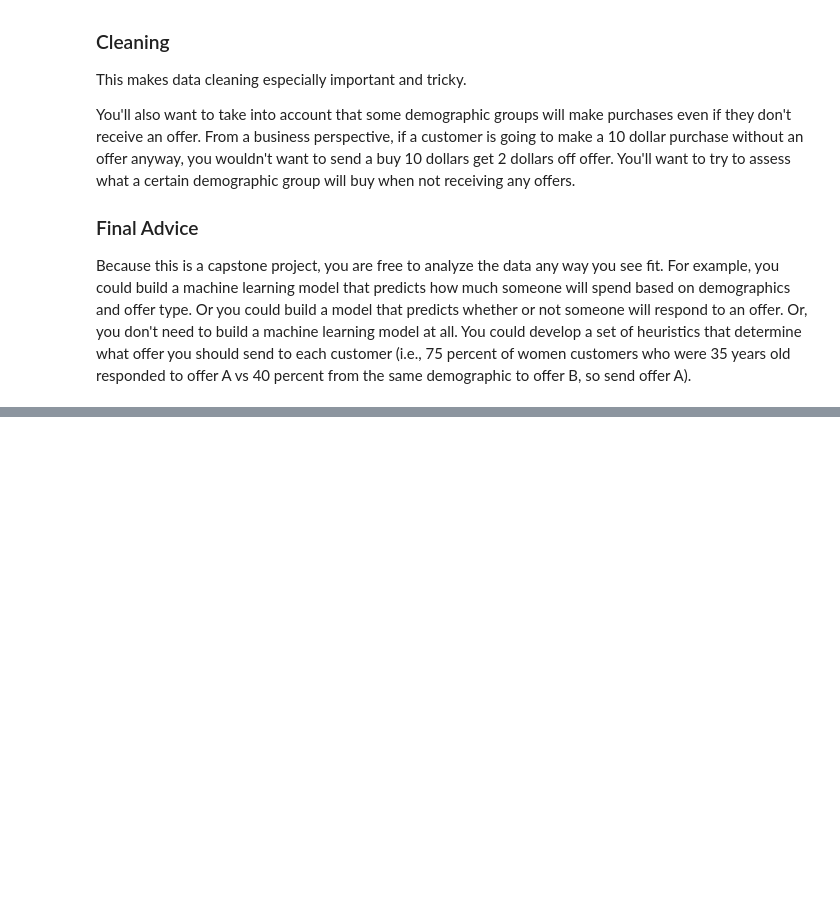
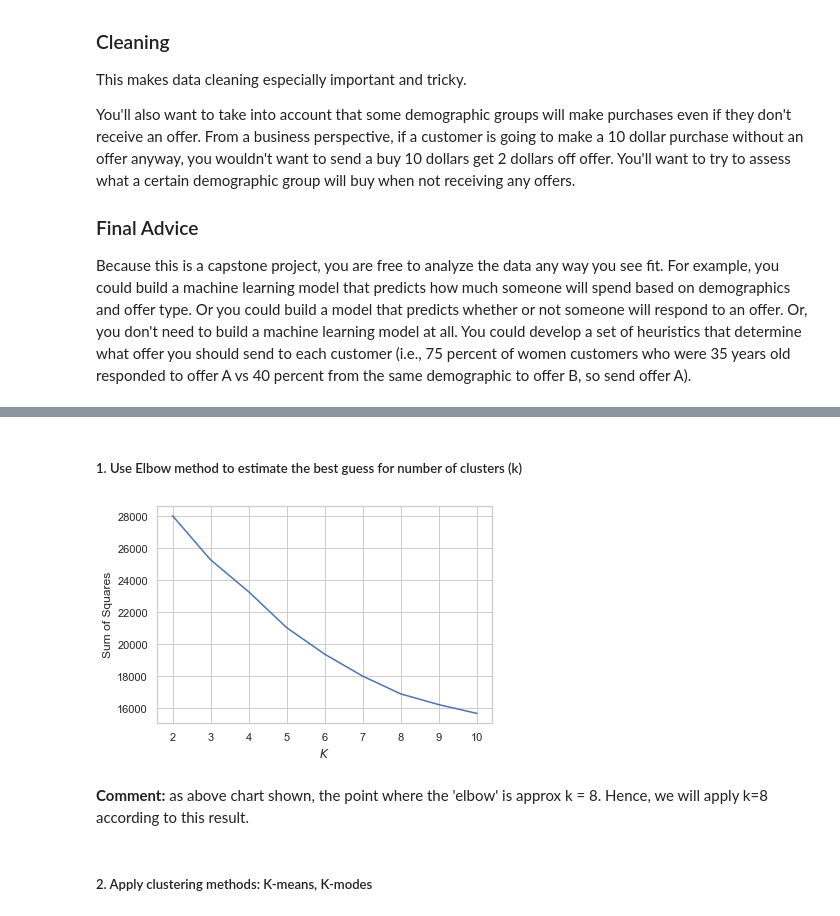
Before and after one commit to sandytat03/udacity_dsnd_starbucks, a Jupyter notebook: Starbucks_Capstone_notebook.ipynb, the cells around one changed output, grey strips where cells are left out. Cells and saved outputs as stored; diff of their text form; code cells hidden in the pictures; blank space fills up the shorter version.

```diff
--- a/Starbucks_Capstone_notebook.ipynb
+++ b/Starbucks_Capstone_notebook.ipynb
@@ -125,0 +476,3 @@ transcript[transcript.duplicated(subset=['person'], keep=False)]
+# %%
+# create df with offer completed by customer id, and customer profile
+profile_offer_completed = pd.concat([offer_completed_bycus.set_index('person'), profile.set_index('id')], axis=1, sort=False)
@@ -125,0 +482,44 @@ transcript[transcript.duplicated(subset=['person'], keep=False)]
+# %%
+# fillna with 0 for those customer in profile, didn't respond to any of the offers
+offer_completed_bycus.fillna(0, inplace=True)
+# %% [markdown]
+##### 1. Use Elbow method to estimate the best guess for number of clusters (k)
+# %%
+# determine the number of clusters using the elbow method
+
+from sklearn import cluster
+
+ss = []
+
+krange = list(range(2,11))
+
+cols = offer_completed_bycus.columns[1:]
+
+X = offer_completed_bycus[cols].values
+
+for n in krange:
+    model = cluster.KMeans(n_clusters=n, random_state=10)
+
+    model.fit_predict(X)
+
+    cluster_assignments = model.labels_
+
+    centers = model.cluster_centers_
+
+    ss.append(np.sum((X - centers[cluster_assignments]) ** 2))
+# %%
+# create a plot with k on the x-axis and the squared error on the y-axis
+
+plt.plot(krange, ss)
+
+plt.xlabel("$K$")
+
+plt.ylabel("Sum of Squares")
+
+plt.show()
+# %% [output]
+[figure, added]
+# %% [markdown]
+**Comment:** as above chart shown, the point where the 'elbow' is approx k = 8. Hence, we will apply k=8 according to this result.
+# %% [markdown]
+##### 2. Apply clustering methods: K-means, K-modes
```
Also changed, not shown: parts of 58 cells of this notebook.
